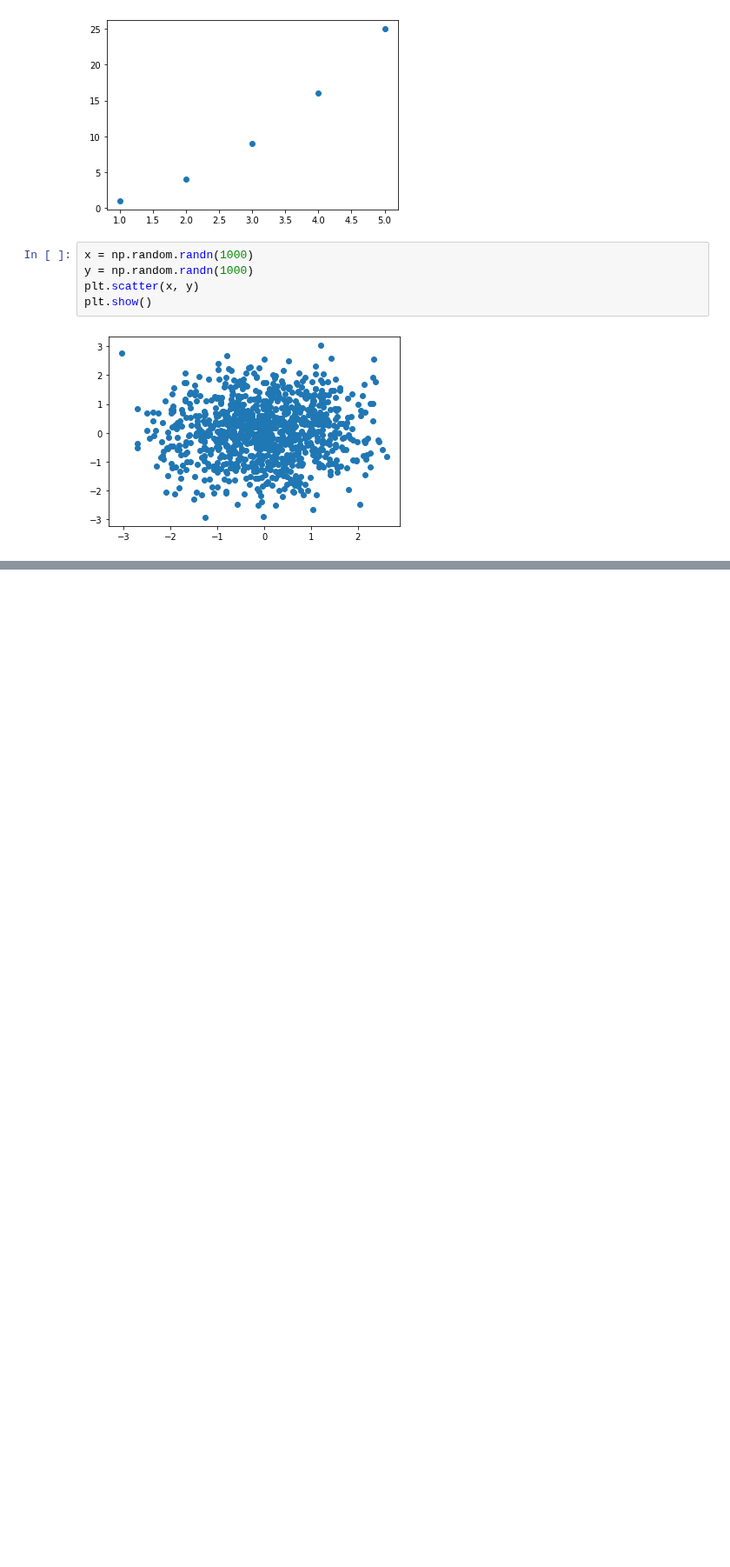
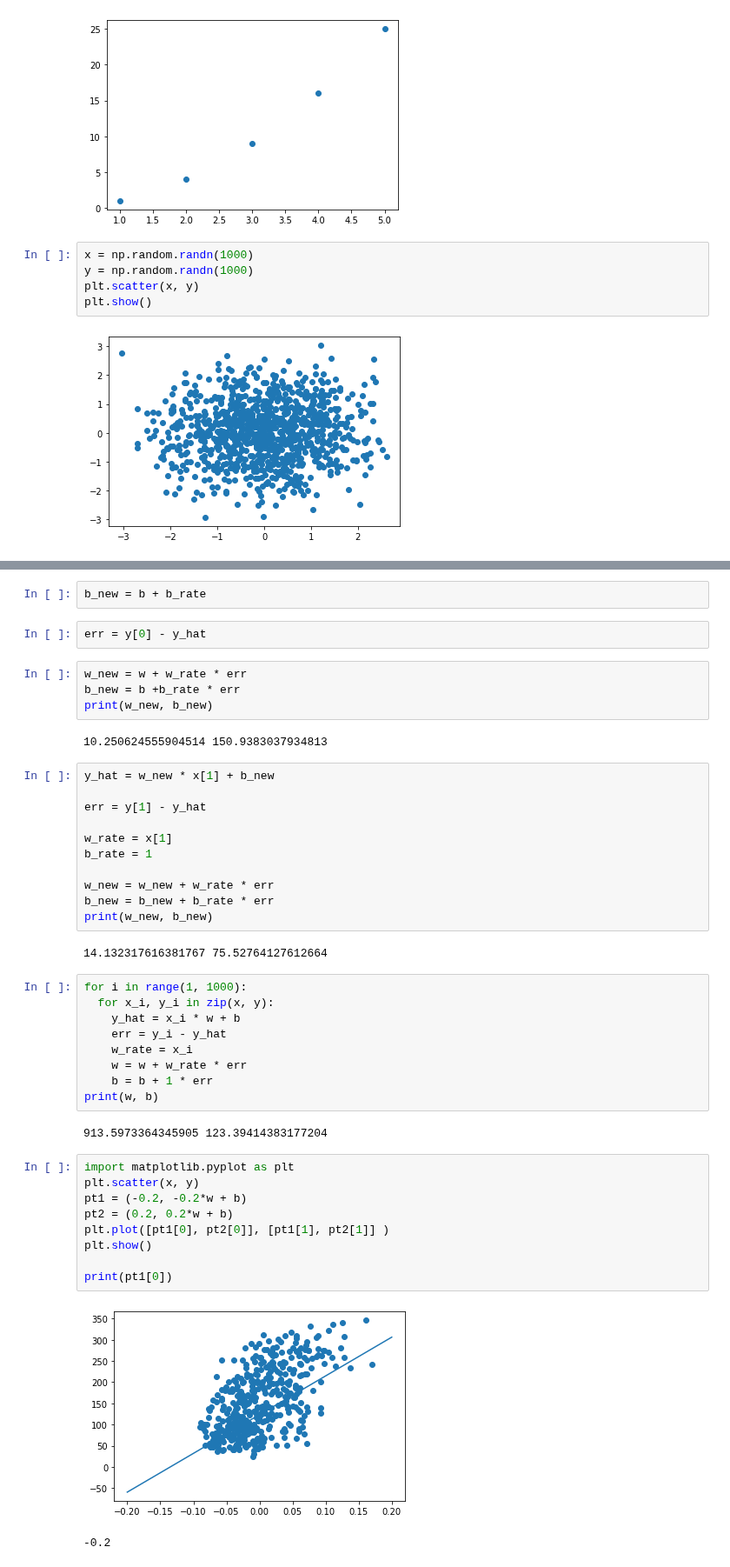
Before and after one commit to alangkim/fchollet, a Jupyter notebook: Do_it_딥러닝_입문.ipynb, the cells around one changed output, grey strips where cells are left out. Shown at 87% size. Saved outputs shown, nothing was run; the diff lists cells and outputs as text; blank space fills up the shorter version.

```diff
--- a/Do_it_딥러닝_입문.ipynb
+++ b/Do_it_딥러닝_입문.ipynb
@@ -58,0 +139,46 @@ plt.show()
+# %%
+b_new = b + b_rate
+# %%
+err = y[0] - y_hat
+# %%
+w_new = w + w_rate * err
+b_new = b +b_rate * err
+print(w_new, b_new)
+# %% [output]
+10.250624555904514 150.9383037934813
+# %%
+y_hat = w_new * x[1] + b_new
+
+err = y[1] - y_hat
+
+w_rate = x[1]
+b_rate = 1
+
+w_new = w_new + w_rate * err
+b_new = b_new + b_rate * err
+print(w_new, b_new)
+# %% [output]
+14.132317616381767 75.52764127612664
+# %%
+for i in range(1, 1000):
+  for x_i, y_i in zip(x, y):
+    y_hat = x_i * w + b
+    err = y_i - y_hat
+    w_rate = x_i
+    w = w + w_rate * err
+    b = b + 1 * err
+print(w, b)
+# %% [output]
+913.5973364345905 123.39414383177204
+# %%
+import matplotlib.pyplot as plt
+plt.scatter(x, y)
+pt1 = (-0.2, -0.2*w + b)
+pt2 = (0.2, 0.2*w + b)
+plt.plot([pt1[0], pt2[0]], [pt1[1], pt2[1]] )
+plt.show()
+
+print(pt1[0])
+# %% [output]
+[figure, added]
+-0.2
```
Also changed, not shown: parts of 21 cells of this notebook.
